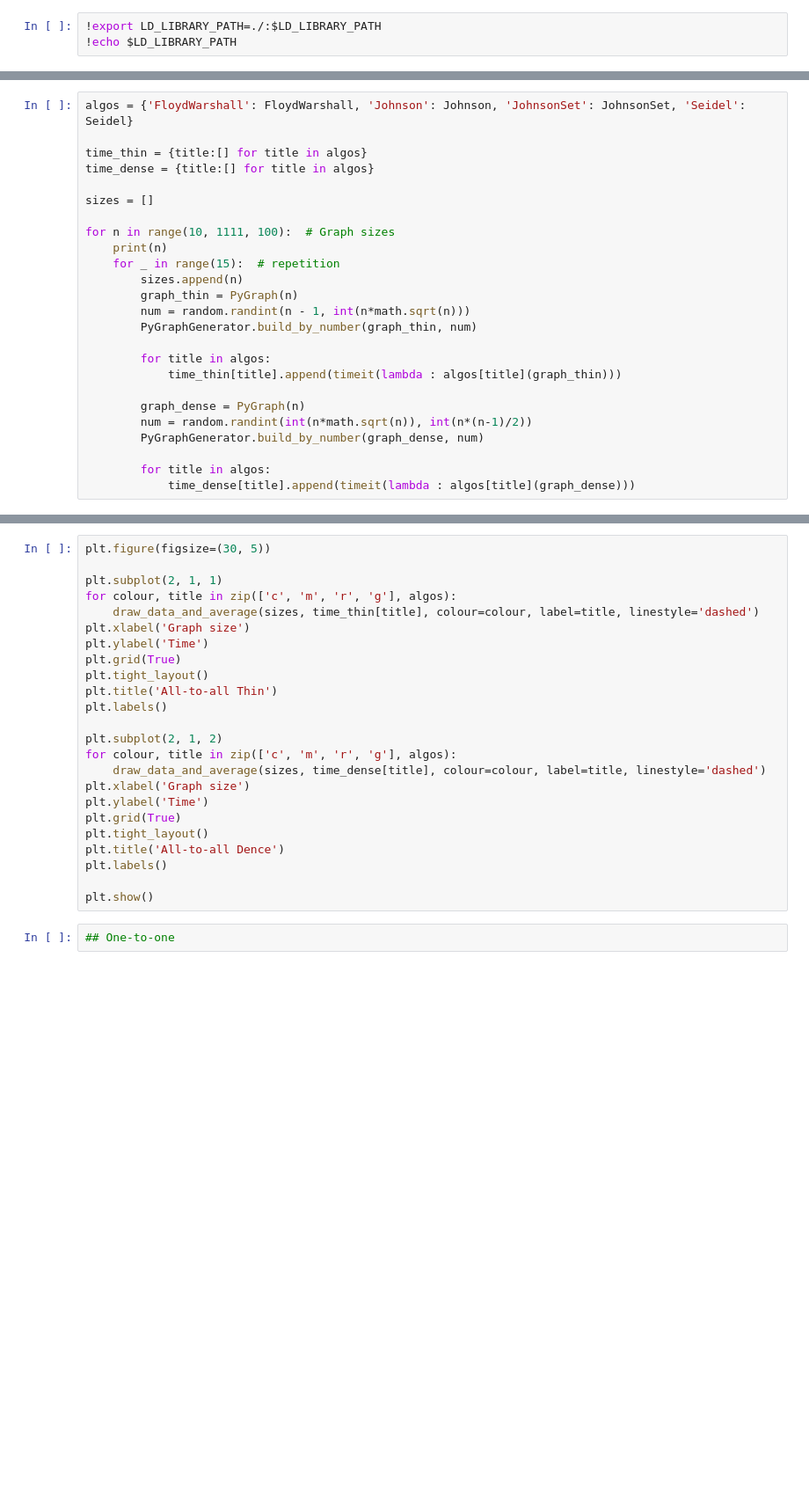
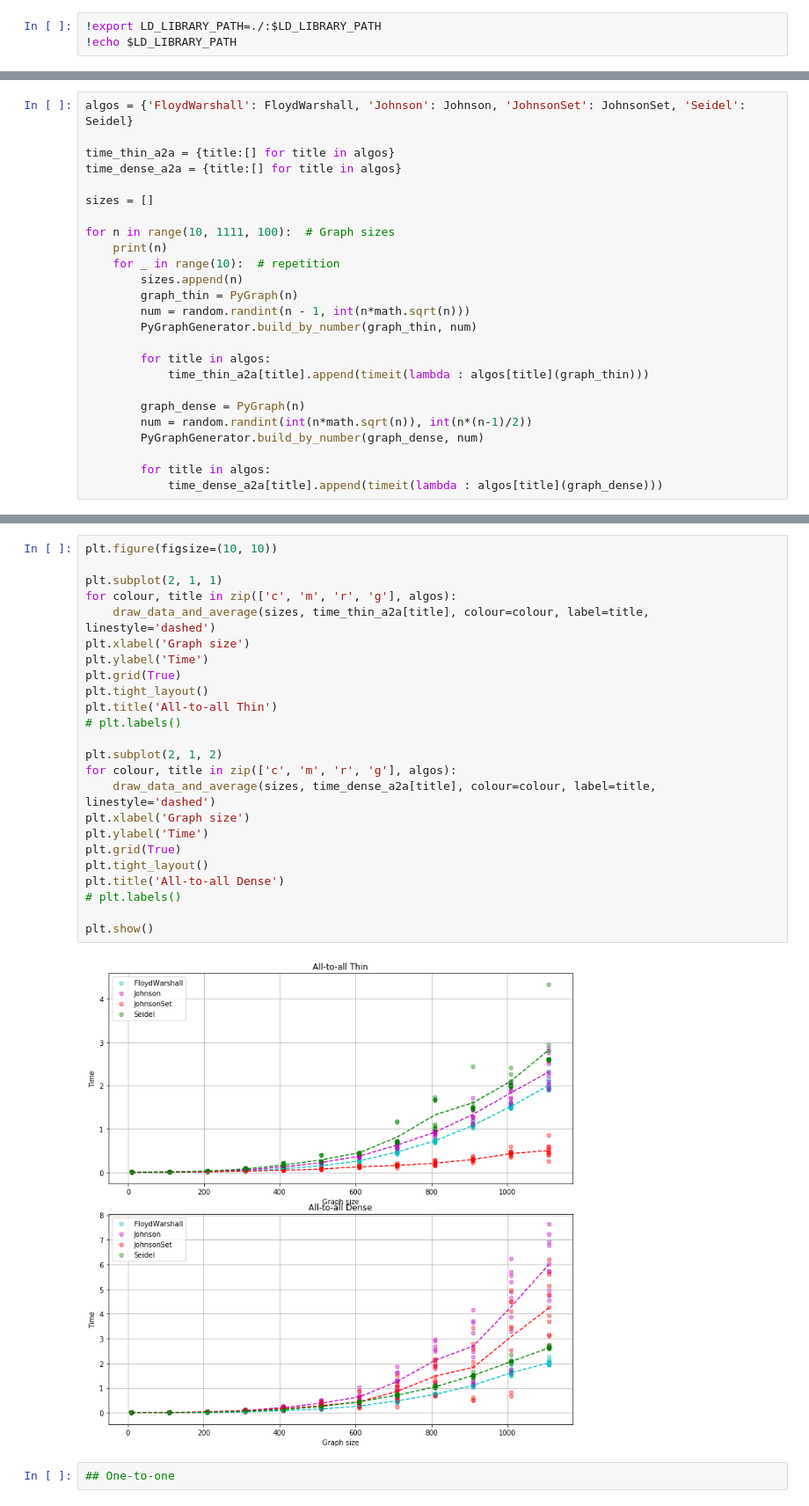
Before and after one commit to k4black/lab2_shortest_path, a Jupyter notebook: shortest_path.ipynb, the cells around one changed output, grey strips where cells are left out. Shown: that part at 88% size. Drawn from its saved outputs; the diff is of its cells as text; blank space fills up the shorter version.

```diff
--- a/shortest_path.ipynb
+++ b/shortest_path.ipynb
@@ -88,25 +86,25 @@ from graph_python import PyGraphGenerator, Dijkstra, DijkstraSet, BiDijkstra, Be
 # %%
 algos = {'FloydWarshall': FloydWarshall, 'Johnson': Johnson, 'JohnsonSet': JohnsonSet, 'Seidel': Seidel}
 
-time_thin = {title:[] for title in algos}
-time_dense = {title:[] for title in algos}
+time_thin_a2a = {title:[] for title in algos}
+time_dense_a2a = {title:[] for title in algos}
 
 sizes = []
 
 for n in range(10, 1111, 100):  # Graph sizes
     print(n)
-    for _ in range(15):  # repetition
+    for _ in range(10):  # repetition
         sizes.append(n)
         graph_thin = PyGraph(n)
         num = random.randint(n - 1, int(n*math.sqrt(n)))
         PyGraphGenerator.build_by_number(graph_thin, num)
 
         for title in algos:
-            time_thin[title].append(timeit(lambda : algos[title](graph_thin)))
+            time_thin_a2a[title].append(timeit(lambda : algos[title](graph_thin)))
 
         graph_dense = PyGraph(n)
         num = random.randint(int(n*math.sqrt(n)), int(n*(n-1)/2))
         PyGraphGenerator.build_by_number(graph_dense, num)
 
         for title in algos:
-            time_dense[title].append(timeit(lambda : algos[title](graph_dense)))
+            time_dense_a2a[title].append(timeit(lambda : algos[title](graph_dense)))
@@ -113,27 +124,29 @@ for n in range(10, 1111, 100):  # Graph sizes
 # %%
-plt.figure(figsize=(30, 5))
+plt.figure(figsize=(10, 10))
 
 plt.subplot(2, 1, 1)
 for colour, title in zip(['c', 'm', 'r', 'g'], algos):
-    draw_data_and_average(sizes, time_thin[title], colour=colour, label=title, linestyle='dashed')
+    draw_data_and_average(sizes, time_thin_a2a[title], colour=colour, label=title, linestyle='dashed')
 plt.xlabel('Graph size')
 plt.ylabel('Time')
 plt.grid(True)
 plt.tight_layout()
 plt.title('All-to-all Thin')
-plt.labels()
+# plt.labels()
 
 plt.subplot(2, 1, 2)
 for colour, title in zip(['c', 'm', 'r', 'g'], algos):
-    draw_data_and_average(sizes, time_dense[title], colour=colour, label=title, linestyle='dashed')
+    draw_data_and_average(sizes, time_dense_a2a[title], colour=colour, label=title, linestyle='dashed')
 plt.xlabel('Graph size')
 plt.ylabel('Time')
 plt.grid(True)
 plt.tight_layout()
-plt.title('All-to-all Dence')
-plt.labels()
+plt.title('All-to-all Dense')
+# plt.labels()
 
 plt.show()
+# %% [output]
+[figure, added]
 # %%
 ## One-to-one
 # %%
```
Also changed, not shown: parts of 6 cells of this notebook, 6 other files.
